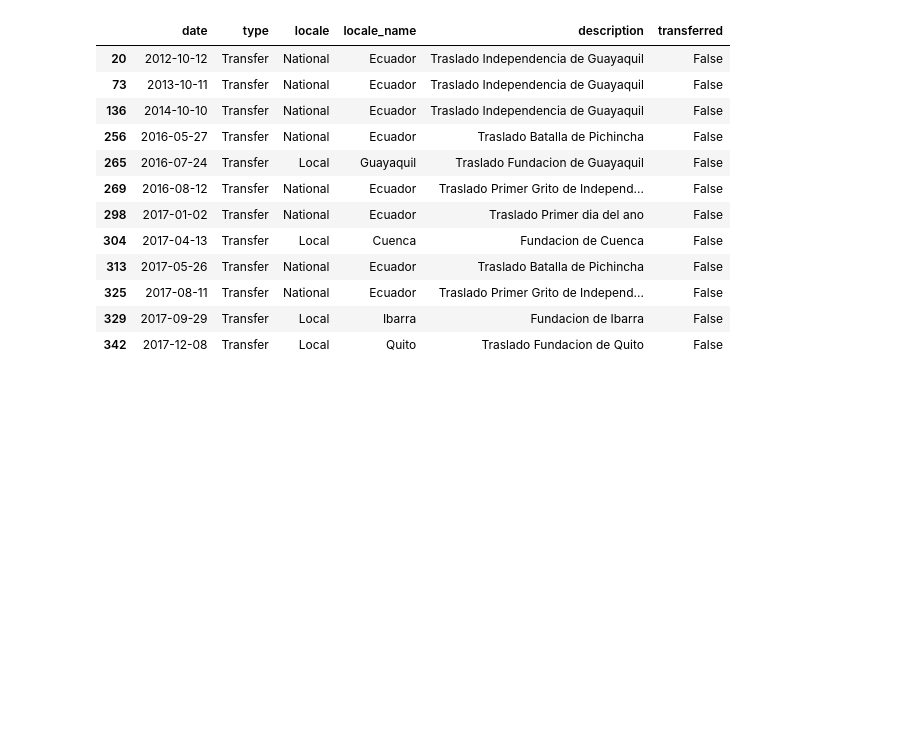
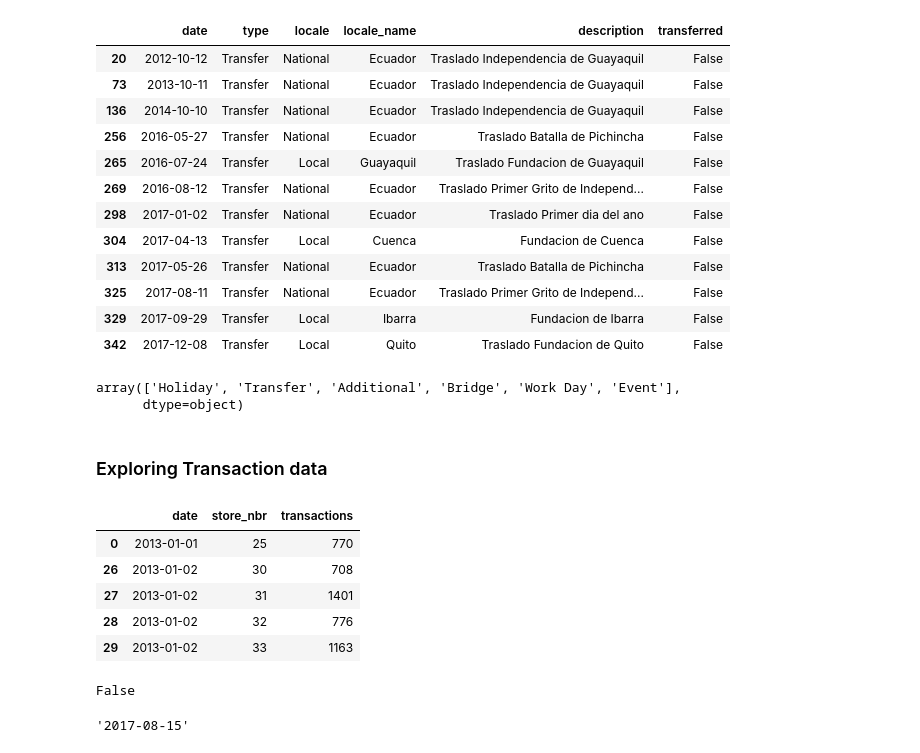
Before and after one commit to TirthVamja/Store_Sales_TSF_Kaggle, a Jupyter notebook: notebook/data_exploration.ipynb, the cells around one changed output. Cells and saved outputs as stored; diff of their text form; code cells hidden in the pictures; blank space fills up the shorter version.

```diff
--- a/notebook/data_exploration.ipynb
+++ b/notebook/data_exploration.ipynb
@@ -178,3 +179,10 @@ holiday_dta[holiday_dta['transferred']==False][holiday_dta['type']=='Transfer']
 | 325 | 2017-08-11 | Transfer | National | Ecuador | Traslado Primer Grito de Independ... | False |
 | 329 | 2017-09-29 | Transfer | Local | Ibarra | Fundacion de Ibarra | False |
 | 342 | 2017-12-08 | Transfer | Local | Quito | Traslado Fundacion de Quito | False |
+# %%
+holiday_dta['type'].unique()
+# %% [output]
+array(['Holiday', 'Transfer', 'Additional', 'Bridge', 'Work Day', 'Event'],
+      dtype=object)
+# %% [markdown]
+### Exploring Transaction data
@@ -180,0 +193,17 @@ holiday_dta[holiday_dta['transferred']==False][holiday_dta['type']=='Transfer']
+# %%
+trans_dta.head()
+# %% [output]
+|  | date | store_nbr | transactions |
+| 0 | 2013-01-01 | 25 | 770 |
+| 26 | 2013-01-02 | 30 | 708 |
+| 27 | 2013-01-02 | 31 | 1401 |
+| 28 | 2013-01-02 | 32 | 776 |
+| 29 | 2013-01-02 | 33 | 1163 |
+# %%
+print(trans_dta[(trans_dta['date']=='2013-01-02') & (trans_dta['store_nbr']==31)].transactions.empty)
+# %% [output]
+False
+# %%
+trans_dta.iloc[-1]['date']
+# %% [output]
+'2017-08-15'
```
Also changed, not shown: parts of 7 cells of this notebook.
